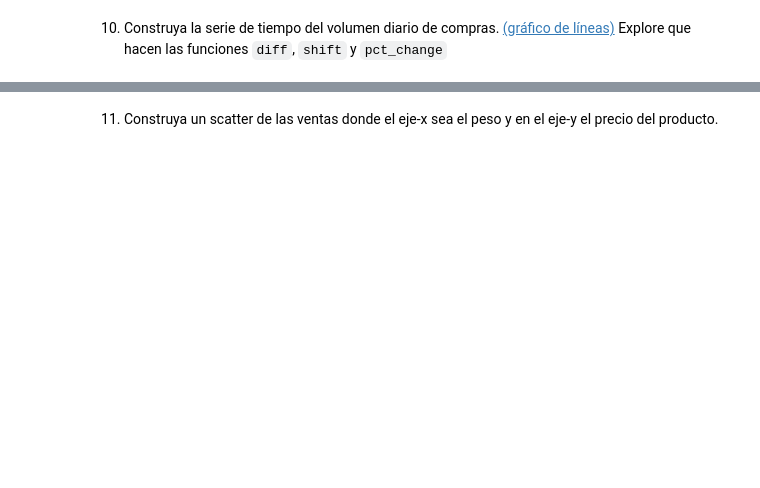
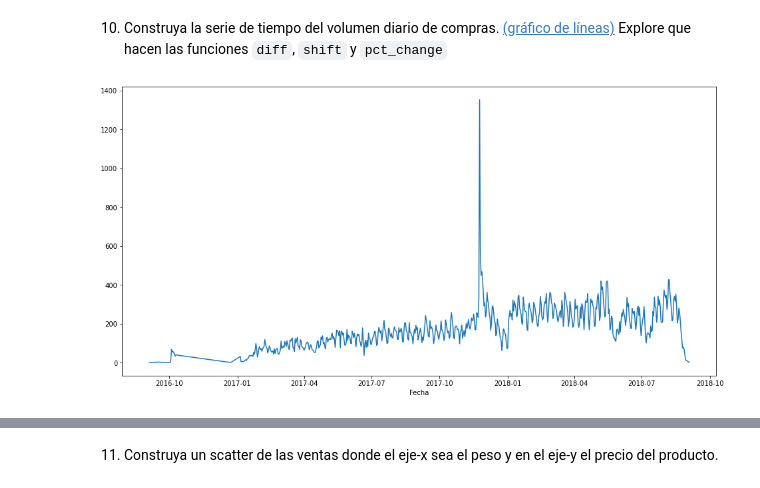
Before and after one commit to julianchitiva/tallerpython, a Jupyter notebook: clases/20211/Clase_10_11_pandas_IV_visualizacion/Clase_10_11_estudiantes_JC.ipynb, the cells around one changed output, grey strips where cells are left out. Cells and saved outputs as stored; diff of their text form; code cells hidden in the pictures; blank space fills up the shorter version.

```diff
--- a/clases/20211/Clase_10_11_pandas_IV_visualizacion/Clase_10_11_estudiantes_JC.ipynb
+++ b/clases/20211/Clase_10_11_pandas_IV_visualizacion/Clase_10_11_estudiantes_JC.ipynb
@@ -262,2 +300,11 @@ pagos_fecha.plot(figsize=(16,8))
 # %% [markdown]
 10. Construya la serie de tiempo del volumen diario de compras. [(gráfico de líneas)](https://matplotlib.org/3.1.1/api/_as_gen/matplotlib.pyplot.plot.html#matplotlib.pyplot.plot) Explore que hacen las funciones `diff`, `shift` y  `pct_change`
+# %%
+ventas['Fecha'] = pd.to_datetime(ventas.order_purchase_timestamp).dt.date
+# %%
+serie_diaria = ventas.groupby('Fecha').size()
+# %%
+serie_diaria.plot(figsize=(16,8))
+plt.show()
+# %% [output]
+[figure, added]
```
Also changed, not shown: parts of 21 cells of this notebook, 1 other file.
